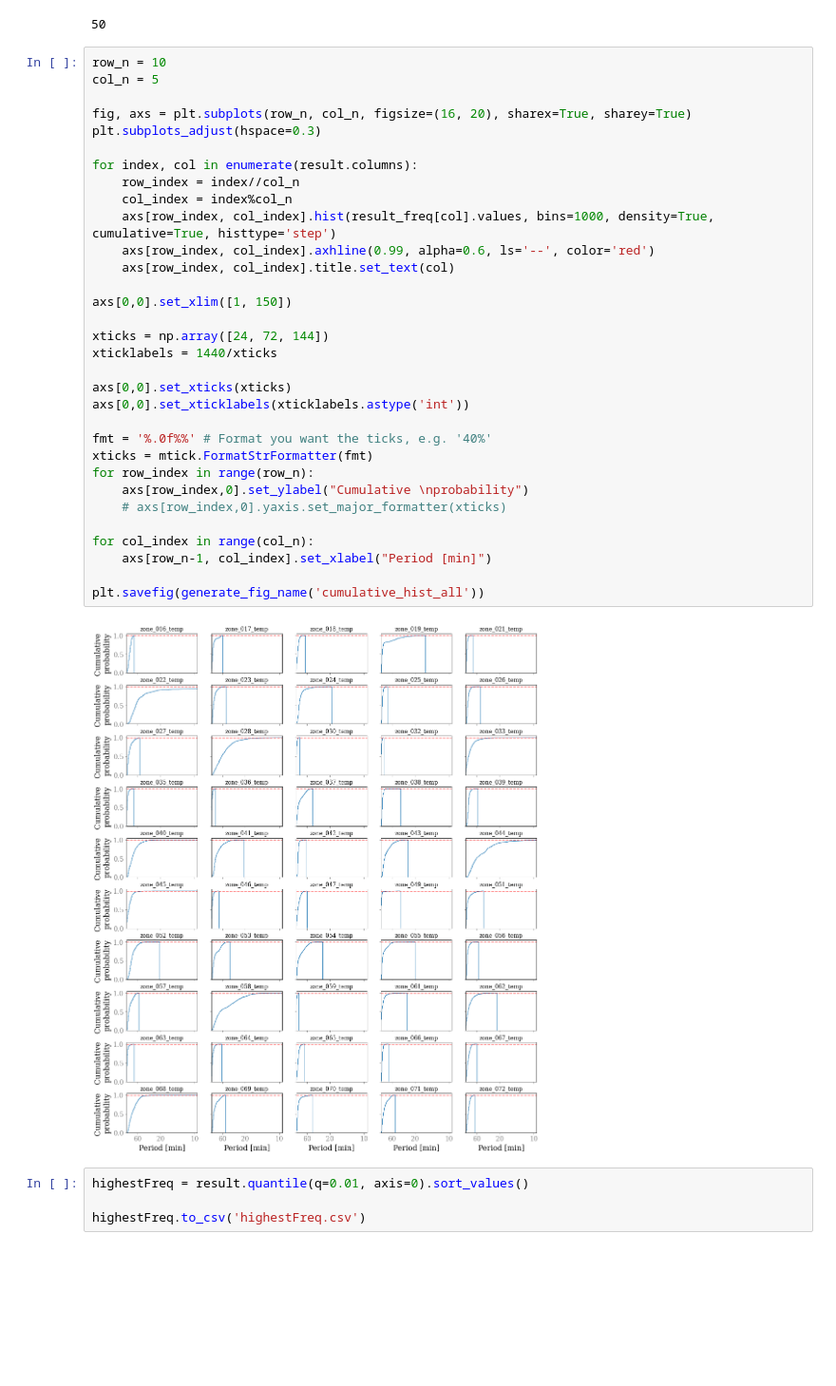
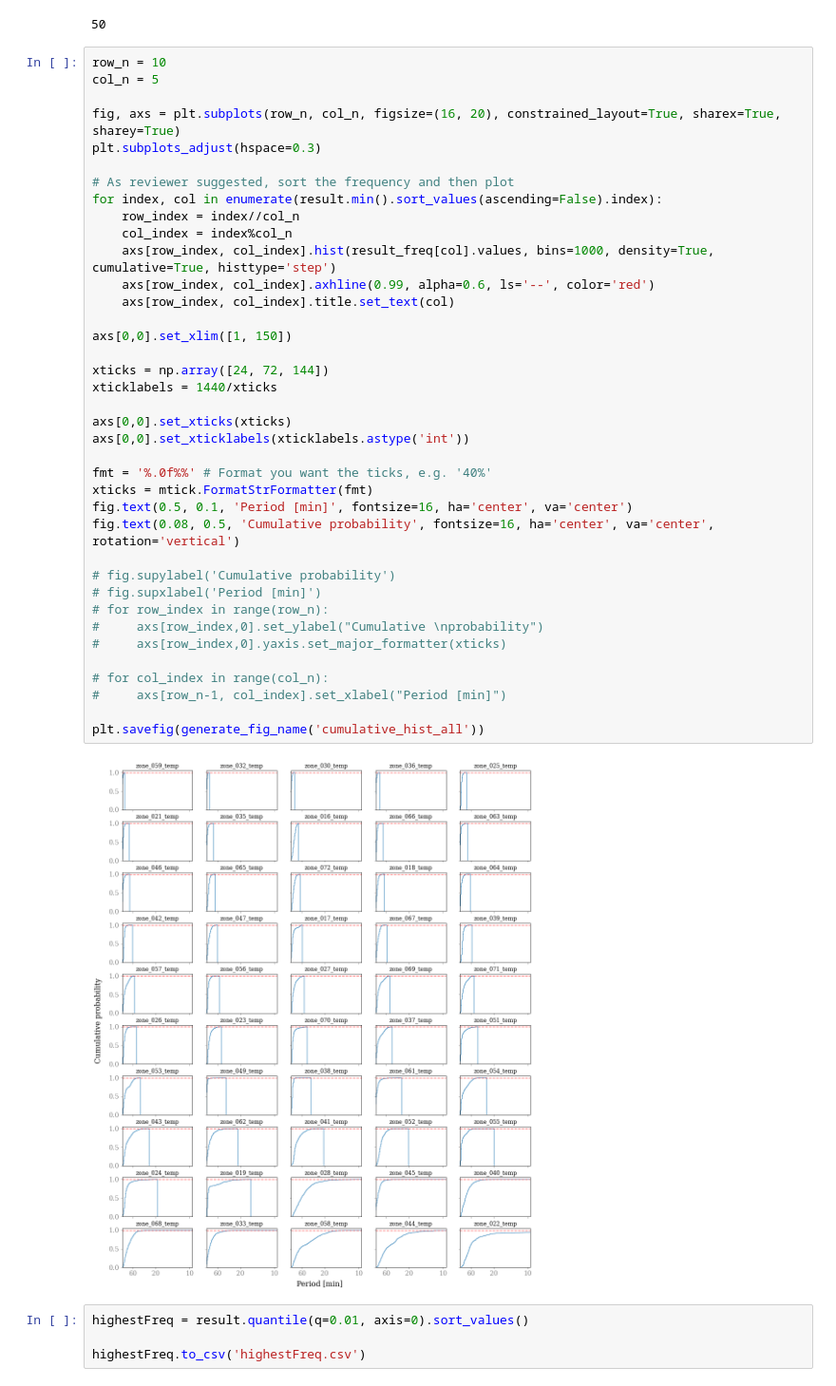
Before and after one commit to WalterZWang/Building-Sampling-Rate, a Jupyter notebook: bin/Section 3.2 Identify the highest frequency.ipynb, the cells around one changed output. Shown at 95% size. Cells and saved outputs as stored; diff of their text form; blank space fills up the shorter version.

```diff
--- a/bin/Section 3.2 Identify the highest frequency.ipynb
+++ b/bin/Section 3.2 Identify the highest frequency.ipynb
@@ -220,37 +220,43 @@ len(result.columns)
 # %%
 row_n = 10
 col_n = 5
 
-fig, axs = plt.subplots(row_n, col_n, figsize=(16, 20), sharex=True, sharey=True)
+fig, axs = plt.subplots(row_n, col_n, figsize=(16, 20), constrained_layout=True, sharex=True, sharey=True)
 plt.subplots_adjust(hspace=0.3)
 
-for index, col in enumerate(result.columns):
+# As reviewer suggested, sort the frequency and then plot
+for index, col in enumerate(result.min().sort_values(ascending=False).index):
     row_index = index//col_n
     col_index = index%col_n
     axs[row_index, col_index].hist(result_freq[col].values, bins=1000, density=True, cumulative=True, histtype='step')
     axs[row_index, col_index].axhline(0.99, alpha=0.6, ls='--', color='red')
     axs[row_index, col_index].title.set_text(col)
 
 axs[0,0].set_xlim([1, 150])
 
 xticks = np.array([24, 72, 144])
 xticklabels = 1440/xticks
 
 axs[0,0].set_xticks(xticks)
 axs[0,0].set_xticklabels(xticklabels.astype('int'))
 
 fmt = '%.0f%%' # Format you want the ticks, e.g. '40%'
 xticks = mtick.FormatStrFormatter(fmt)
-for row_index in range(row_n):
-    axs[row_index,0].set_ylabel("Cumulative \nprobability")
-    # axs[row_index,0].yaxis.set_major_formatter(xticks)
+fig.text(0.5, 0.1, 'Period [min]', fontsize=16, ha='center', va='center')
+fig.text(0.08, 0.5, 'Cumulative probability', fontsize=16, ha='center', va='center', rotation='vertical')
 
-for col_index in range(col_n):
-    axs[row_n-1, col_index].set_xlabel("Period [min]")
+# fig.supylabel('Cumulative probability')
+# fig.supxlabel('Period [min]')
+# for row_index in range(row_n):
+#     axs[row_index,0].set_ylabel("Cumulative \nprobability")
+#     axs[row_index,0].yaxis.set_major_formatter(xticks)
+
+# for col_index in range(col_n):
+#     axs[row_n-1, col_index].set_xlabel("Period [min]")
 
 plt.savefig(generate_fig_name('cumulative_hist_all'))
 # %% [output]
-[figure, old version]
+[figure, new version]
 # %%
 highestFreq = result.quantile(q=0.01, axis=0).sort_values()
 
```
Also changed, not shown: 6 other files.
